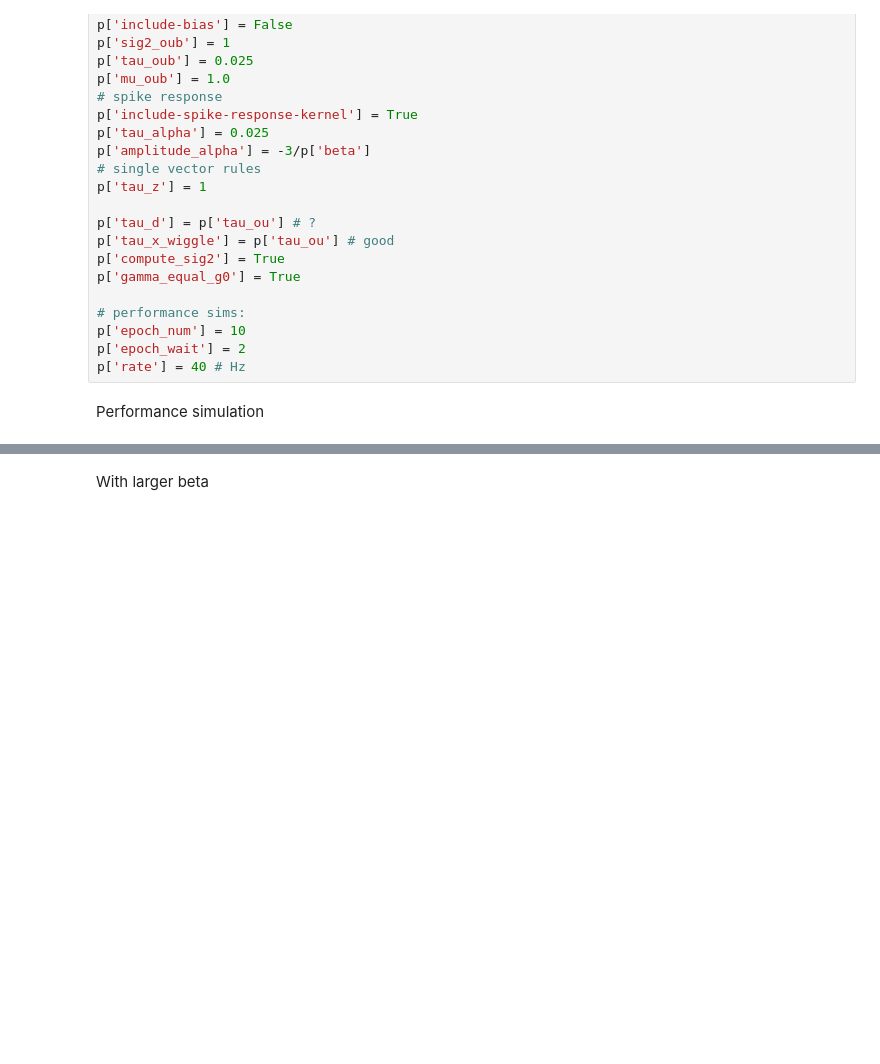
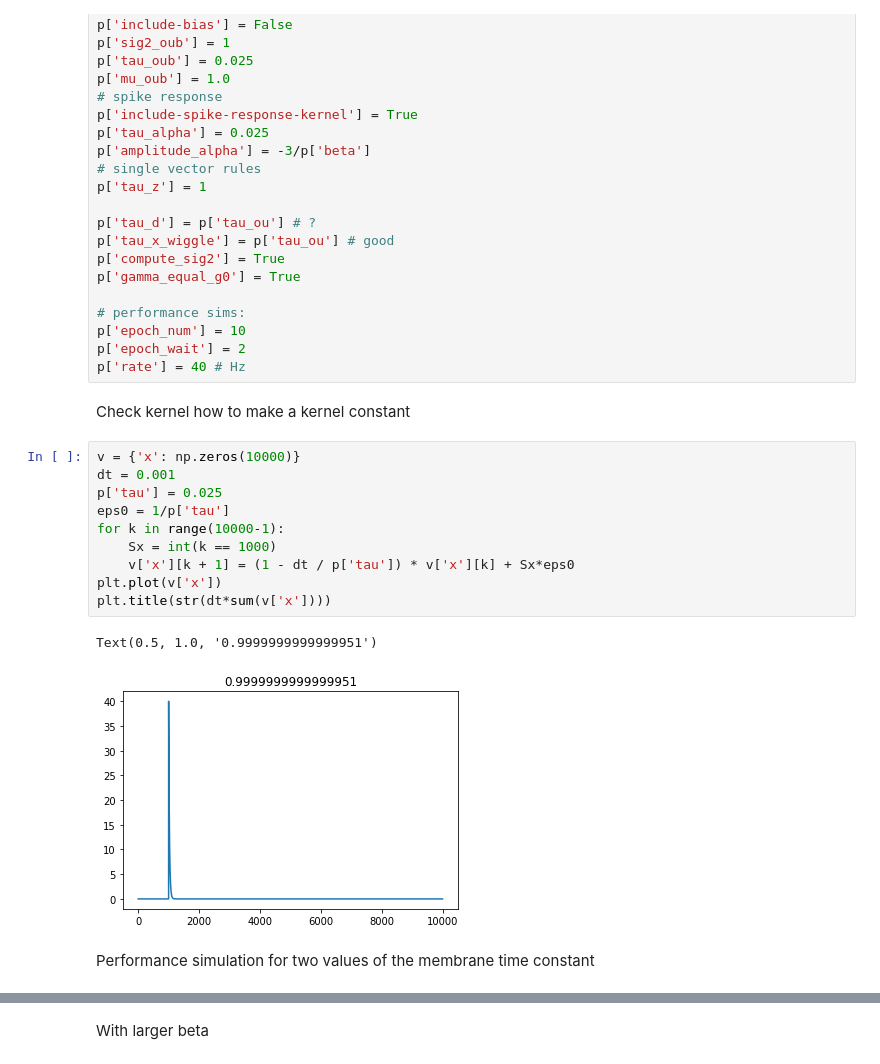
Before and after one commit to Theoretical-Neuroscience-Group/synaptic_filter, a Jupyter notebook: notebooks/p3-clean2.ipynb, the cells around one changed output, grey strips where cells are left out. Saved outputs shown, nothing was run; the diff lists cells and outputs as text; blank space fills up the shorter version.

Commit message:
add presynaptic kernel normalization

```diff
--- a/notebooks/p3-clean2.ipynb
+++ b/notebooks/p3-clean2.ipynb
@@ -75,8 +84,23 @@ p['gamma_equal_g0'] = True
 p['epoch_num'] = 10
 p['epoch_wait'] = 2
 p['rate'] = 40 # Hz
-# %% [markdown]
-Performance simulation
+# %% [markdown]
+Check kernel how to make a kernel constant
+# %%
+v = {'x': np.zeros(10000)}
+dt = 0.001
+p['tau'] = 0.025
+eps0 = 1/p['tau']
+for k in range(10000-1):
+    Sx = int(k == 1000)
+    v['x'][k + 1] = (1 - dt / p['tau']) * v['x'][k] + Sx*eps0
+plt.plot(v['x'])
+plt.title(str(dt*sum(v['x'])))
+# %% [output]
+Text(0.5, 1.0, '0.9999999999999951')
+[figure, added]
+# %% [markdown]
+Performance simulation for two values of the membrane time constant
 # %%
 p['tau_ou'] = 4
 p['tau_d'] = 1
```
Also changed, not shown: parts of 41 cells of this notebook, 4 other files.
